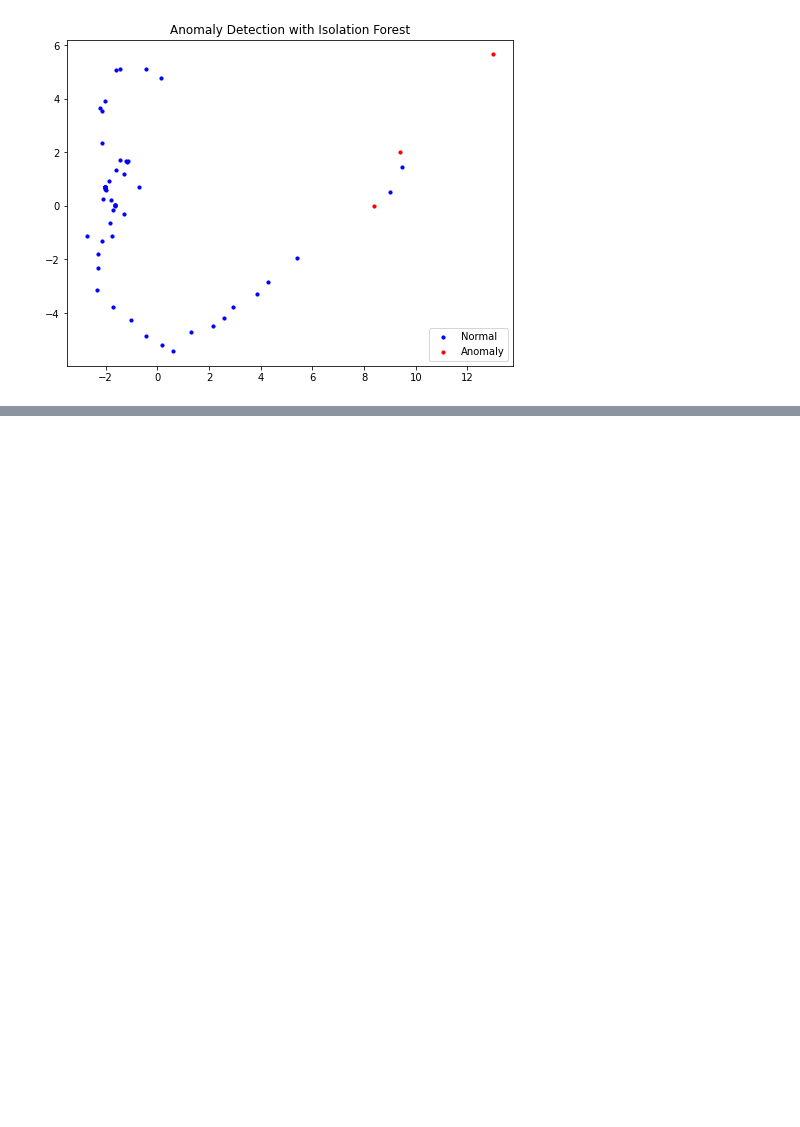
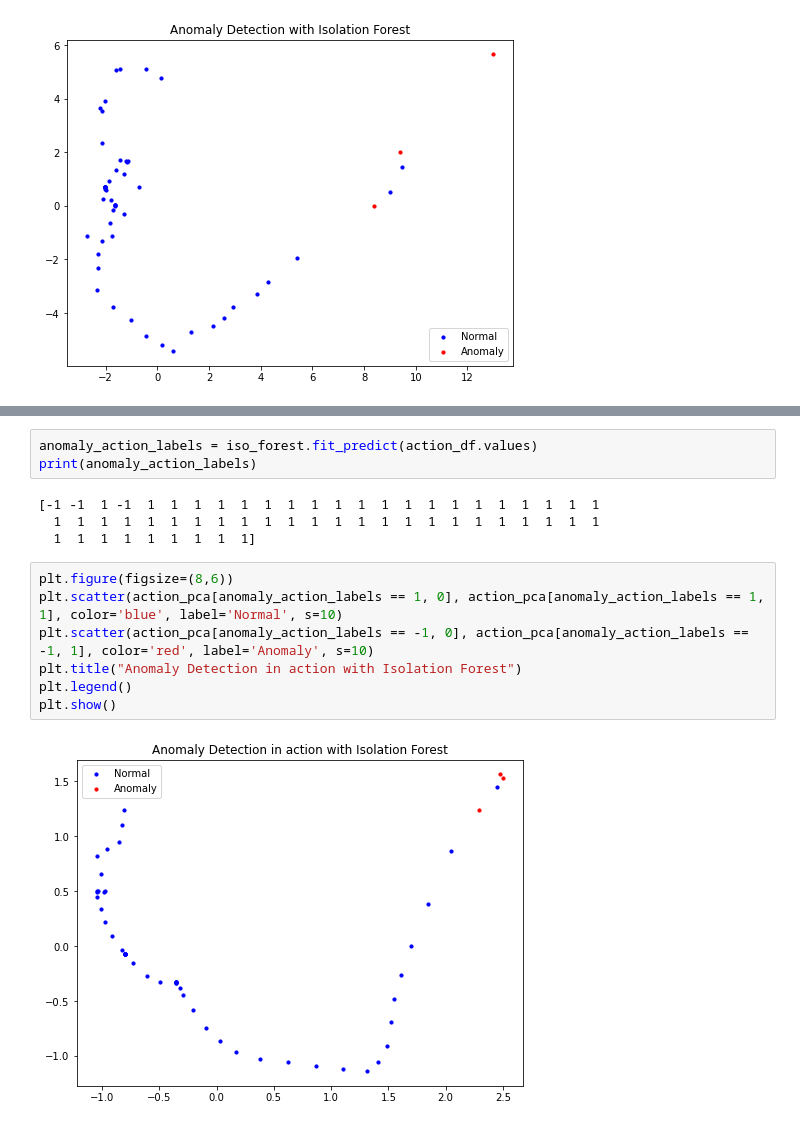
Before and after one commit to dhruvijoshi/KR2, a Jupyter notebook: anomaly_detection.ipynb, the cells around one changed output, grey strips where cells are left out. Cells and saved outputs as stored; diff of their text form; blank space fills up the shorter version.

```diff
--- a/data_explotation.ipynb
+++ b/anomaly_detection.ipynb
@@ -171,0 +200,16 @@ plt.show()
+# %%
+anomaly_action_labels = iso_forest.fit_predict(action_df.values)
+print(anomaly_action_labels)
+# %% [output]
+[-1 -1  1 -1  1  1  1  1  1  1  1  1  1  1  1  1  1  1  1  1  1  1  1  1
+  1  1  1  1  1  1  1  1  1  1  1  1  1  1  1  1  1  1  1  1  1  1  1  1
+  1  1  1  1  1  1  1  1  1]
+# %%
+plt.figure(figsize=(8,6))
+plt.scatter(action_pca[anomaly_action_labels == 1, 0], action_pca[anomaly_action_labels == 1, 1], color='blue', label='Normal', s=10)
+plt.scatter(action_pca[anomaly_action_labels == -1, 0], action_pca[anomaly_action_labels == -1, 1], color='red', label='Anomaly', s=10)
+plt.title("Anomaly Detection in action with Isolation Forest")
+plt.legend()
+plt.show()
+# %% [output]
+[figure, added]
```
Also changed, not shown: parts of 8 cells of this notebook, 1 other file.
